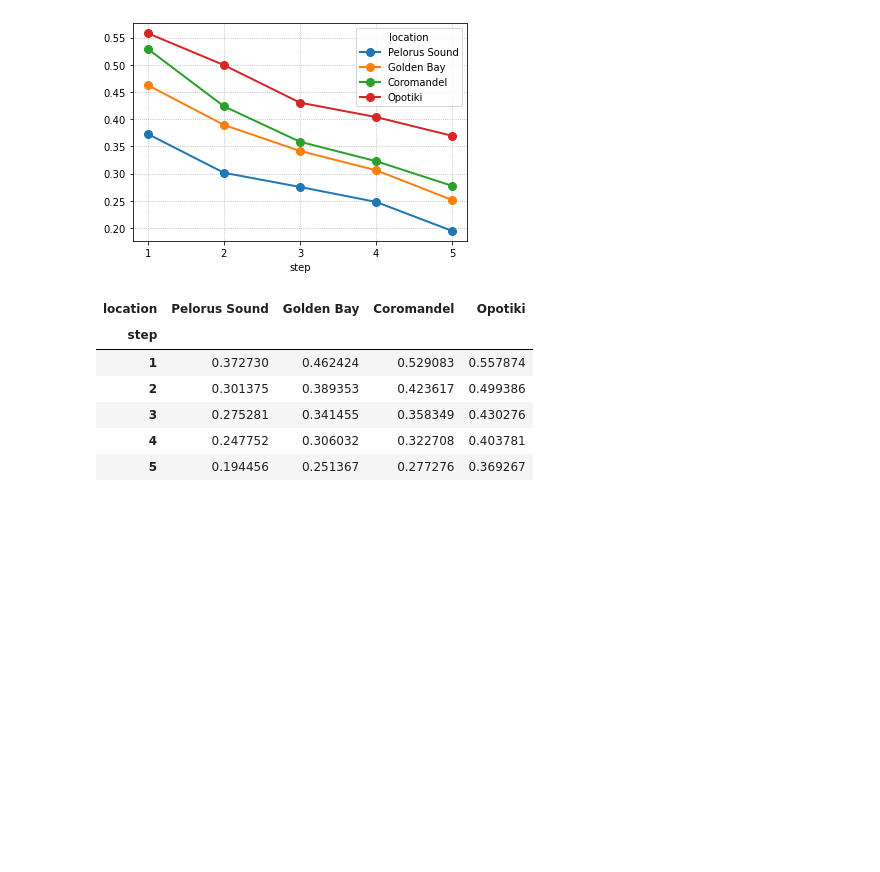
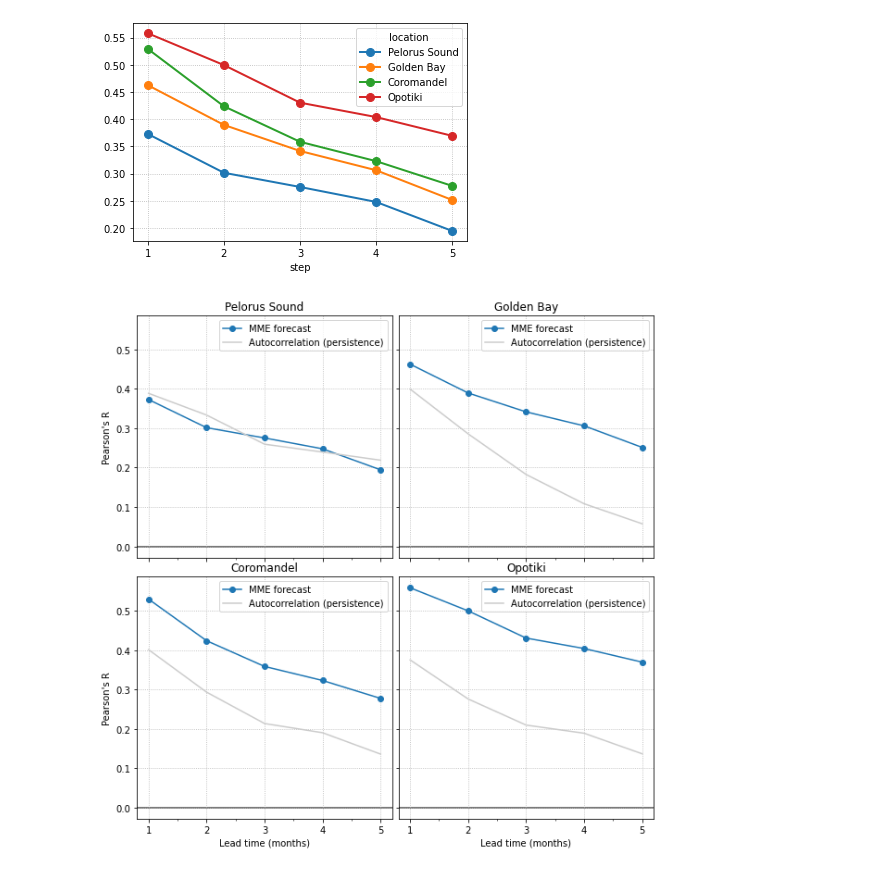
Before and after one commit to nicolasfauchereau/SST_forecasting, a Jupyter notebook: notebooks/SST_obs_correlations.ipynb, the cells around one changed output. Drawn from its saved outputs; the diff is of its cells as text; code cells hidden in the pictures; blank space fills up the shorter version.

```diff
--- a/notebooks/SST_obs_correlations.ipynb
+++ b/notebooks/SST_obs_correlations.ipynb
@@ -979,6 +1053,0 @@ Opotiki
-# %%
-for location in point_locations.index:
-    print(location)
-    locations_R_step.sel(location=location).plot.contourf(
-        levels=np.arange(-1, 1.05, 0.05), col="step", cmap="RdBu_r"
-    )
@@ -1036,13 +1094,7 @@ ax.set_xticks(corr_by_steps.index)
 ax.grid(ls=":")
 # %% [output]
 [figure]
-# %%
-corr_by_steps
-# %% [output]
-| location | Pelorus Sound | Golden Bay | Coromandel | Opotiki |
-| step |  |  |  |  |
-| 1 | 0.372730 | 0.462424 | 0.529083 | 0.557874 |
-| 2 | 0.301375 | 0.389353 | 0.423617 | 0.499386 |
-| 3 | 0.275281 | 0.341455 | 0.358349 | 0.430276 |
-| 4 | 0.247752 | 0.306032 | 0.322708 | 0.403781 |
-| 5 | 0.194456 | 0.251367 | 0.277276 | 0.369267 |
+# %%
+location = "Opotiki"
+# %%
+start_acorr_lag = 2
@@ -1048,0 +1127,42 @@ corr_by_steps
+# %%
+f, axes = plt.subplots(nrows=2, ncols=2, figsize=(10, 10), sharex=True, sharey=True)
+
+f.subplots_adjust(wspace=0.025, hspace=0.08)
+
+axes = axes.flat
+
+for i, location in enumerate(point_locations.index):
+    ax = axes[i]
+
+    corr_by_steps.loc[:, location].plot(ax=ax, marker="o", label="MME forecast")
+
+    ax.plot(
+        corr_by_steps.index,
+        acfs[location][start_acorr_lag : start_acorr_lag + 5],
+        color="0.8",
+        label="Autocorrelation (persistence)",
+    )
+
+    ax.set_xticks(corr_by_steps.index)
+
+    ax.axhline(0, color="k", zorder=0, alpha=0.7)
+
+    ax.set_title(location)
+
+    ax.grid(ls=":")
+
+    if i in [0, 2]:
+        ax.set_ylabel("Pearson's R")
+
+    if i in [2, 3]:
+        ax.set_xlabel("Lead time (months)")
+
+    else:
+        ax.set_xlabel("")
+
+    ax.legend()
+
+f.savefig(fig_path.joinpath(f"MME_forecasts_vs_persistence_R_point_locations.png"), **fig_kwargs)
+f.savefig(fig_path.joinpath(f"MME_forecasts_vs_persistence_R_point_locations.pdf"), **fig_kwargs)
+# %% [output]
+[figure, added]
```
Also changed, not shown: parts of 39 cells of this notebook.
